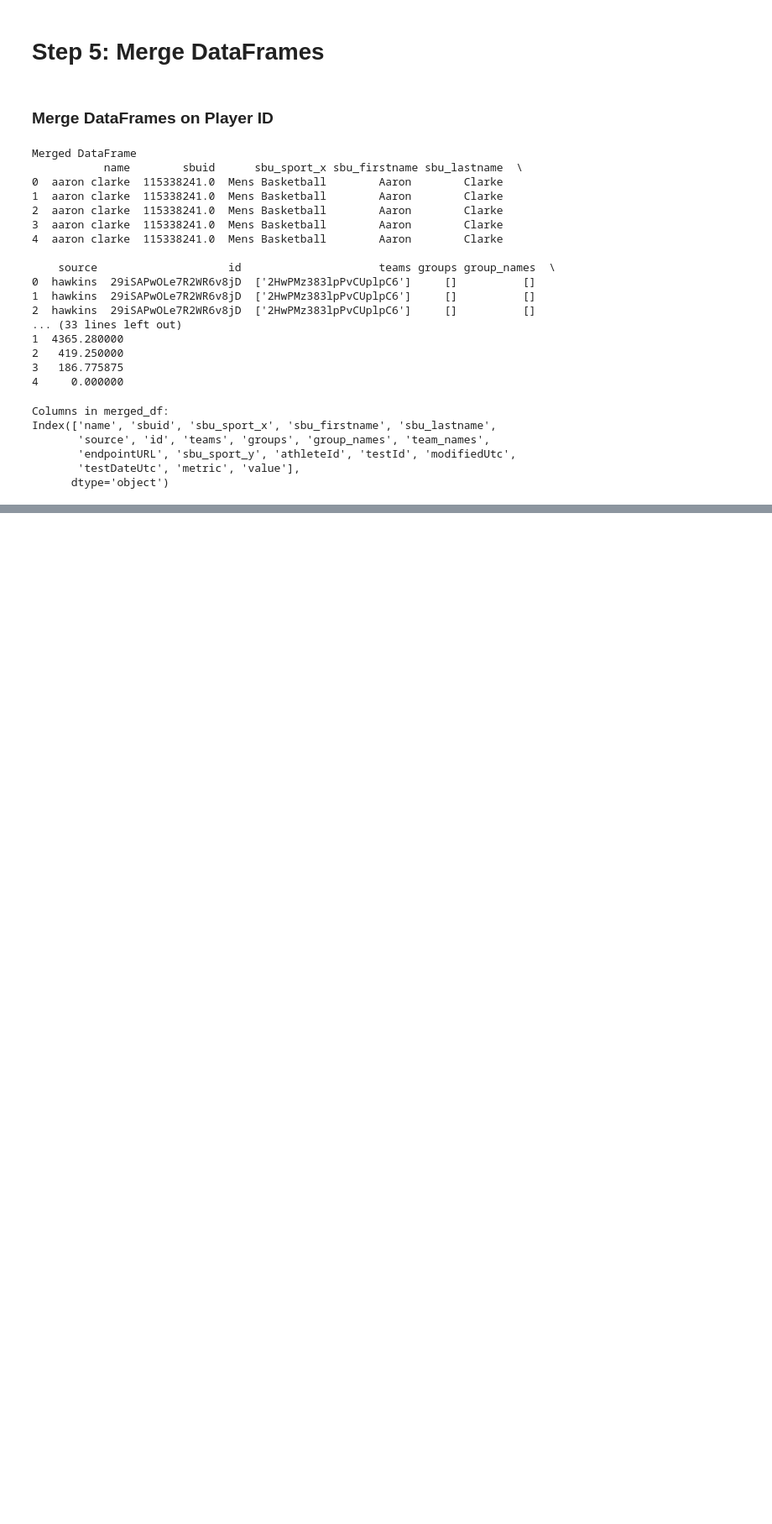
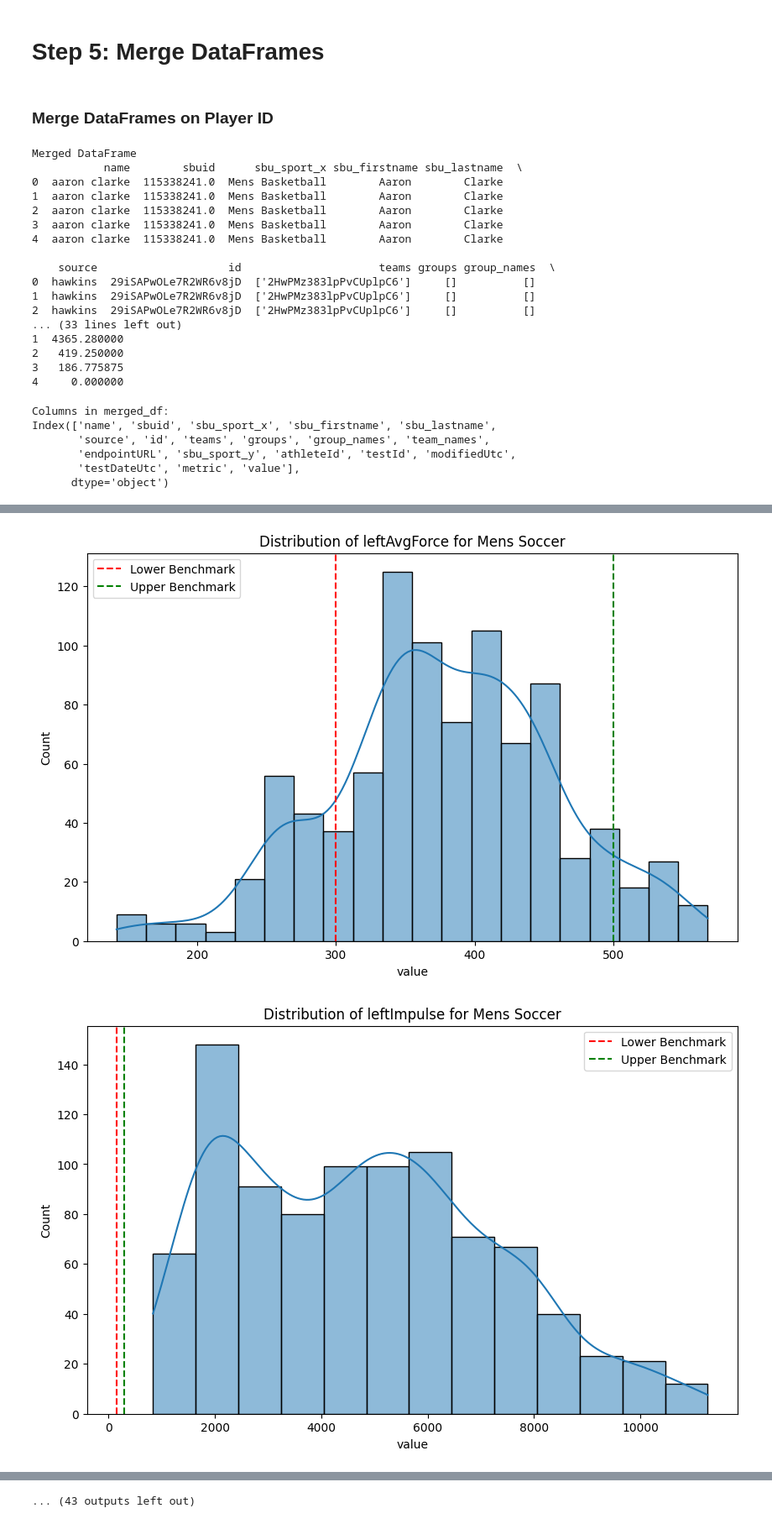
Before and after one commit to nimratmann/SBU_Sports, a Jupyter notebook: SBU_Sports.ipynb, the cells around one changed output, grey strips where cells are left out. Shown at 84% size. Saved outputs shown, nothing was run; the diff lists cells and outputs as text; code cells hidden in the pictures; blank space fills up the shorter version.

```diff
--- a/SBU_Sports.ipynb
+++ b/SBU_Sports.ipynb
@@ -158,0 +166,29 @@ Index(['name', 'sbuid', 'sbu_sport_x', 'sbu_firstname', 'sbu_lastname',
+# %%
+benchmarks = {
+    'Mens Soccer': {'leftAvgForce': (300, 500), 'leftImpulse': (150, 300), 'leftMaxForce': (700, 900), 'leftTorque': (40, 70), 'leftCalibration': (0.9, 1.1)},
+    'Baseball': {'leftAvgForce': (250, 400), 'leftImpulse': (100, 250), 'leftMaxForce': (600, 800), 'leftTorque': (30, 60), 'leftCalibration': (0.8, 1.2)},
+    'Mens Lacrosse': {'leftAvgForce': (350, 550), 'leftImpulse': (200, 350), 'leftMaxForce': (800, 1000), 'leftTorque': (50, 80), 'leftCalibration': (0.9, 1.1)},
+    'Football': {'leftAvgForce': (400, 600), 'leftImpulse': (250, 400), 'leftMaxForce': (900, 1200), 'leftTorque': (60, 100), 'leftCalibration': (0.8, 1.2)},
+    'Womens Lacrosse': {'leftAvgForce': (300, 450), 'leftImpulse': (150, 300), 'leftMaxForce': (700, 900), 'leftTorque': (40, 70), 'leftCalibration': (0.9, 1.1)},
+    'Womens Basketball': {'leftAvgForce': (350, 500), 'leftImpulse': (200, 350), 'leftMaxForce': (800, 1000), 'leftTorque': (50, 80), 'leftCalibration': (0.9, 1.1)},
+    'Mens Basketball': {'leftAvgForce': (400, 550), 'leftImpulse': (250, 400), 'leftMaxForce': (900, 1100), 'leftTorque': (60, 90), 'leftCalibration': (0.8, 1.2)},
+    'Womens Soccer': {'leftAvgForce': (300, 450), 'leftImpulse': (150, 300), 'leftMaxForce': (700, 900), 'leftTorque': (40, 70), 'leftCalibration': (0.9, 1.1)},
+    'Swimming': {'leftAvgForce': (250, 400), 'leftImpulse': (100, 250), 'leftMaxForce': (600, 800), 'leftTorque': (30, 60), 'leftCalibration': (0.8, 1.2)},
+    'Track and Field': {'leftAvgForce': (350, 550), 'leftImpulse': (200, 350), 'leftMaxForce': (800, 1000), 'leftTorque': (50, 80), 'leftCalibration': (0.9, 1.1)},
+    'Womens Volleyball': {'leftAvgForce': (300, 450), 'leftImpulse': (150, 300), 'leftMaxForce': (700, 900), 'leftTorque': (40, 70), 'leftCalibration': (0.9, 1.1)}
+}
+# %%
+# Visualize the distribution of each metric to understand if the benchmarks are reasonable
+for sport, metrics in benchmarks.items():
+    for metric in metrics.keys():
+        plt.figure(figsize=(10, 6))
+        data = merged_df[(merged_df['sbu_sport_x'] == sport) & (merged_df['metric'] == metric)]['value']
+        sns.histplot(data, kde=True)
+        plt.title(f'Distribution of {metric} for {sport}')
+        plt.axvline(x=metrics[metric][0], color='r', linestyle='--', label='Lower Benchmark')
+        plt.axvline(x=metrics[metric][1], color='g', linestyle='--', label='Upper Benchmark')
+        plt.legend()
+        plt.show()
+# %% [output]
+[figure, added]
+[figure, added]
@@ -158,0 +205 @@ Index(['name', 'sbuid', 'sbu_sport_x', 'sbu_firstname', 'sbu_lastname',
+... (43 outputs left out)
```
Also changed, not shown: parts of 24 cells of this notebook.
